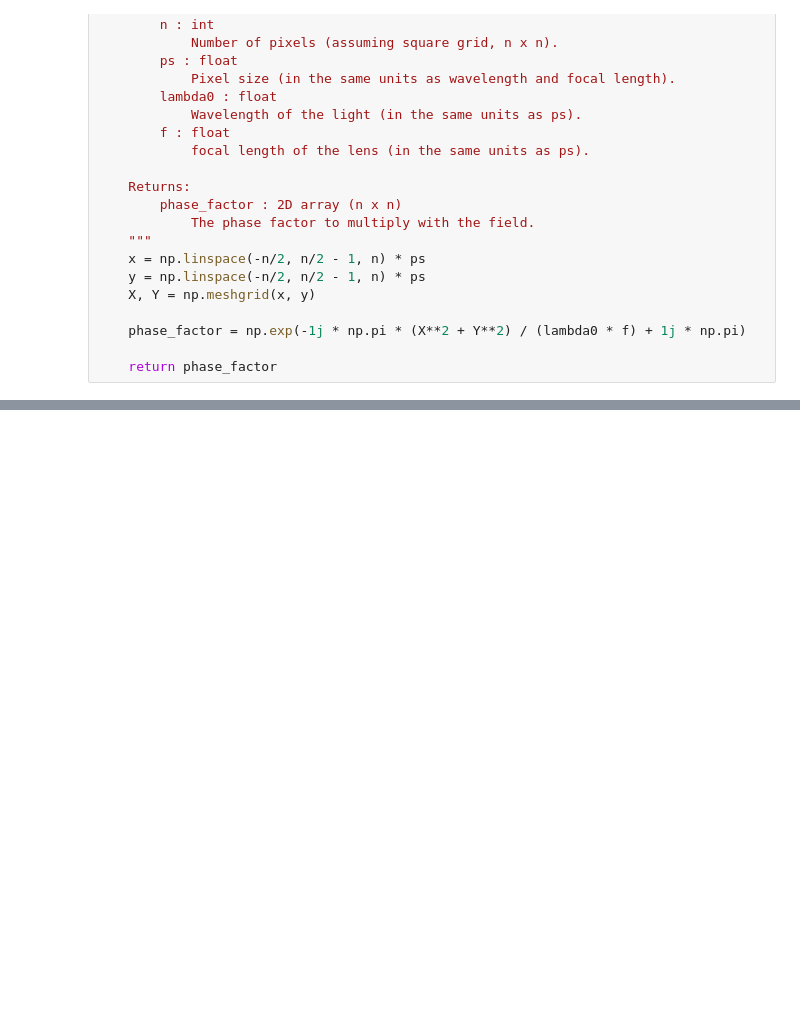
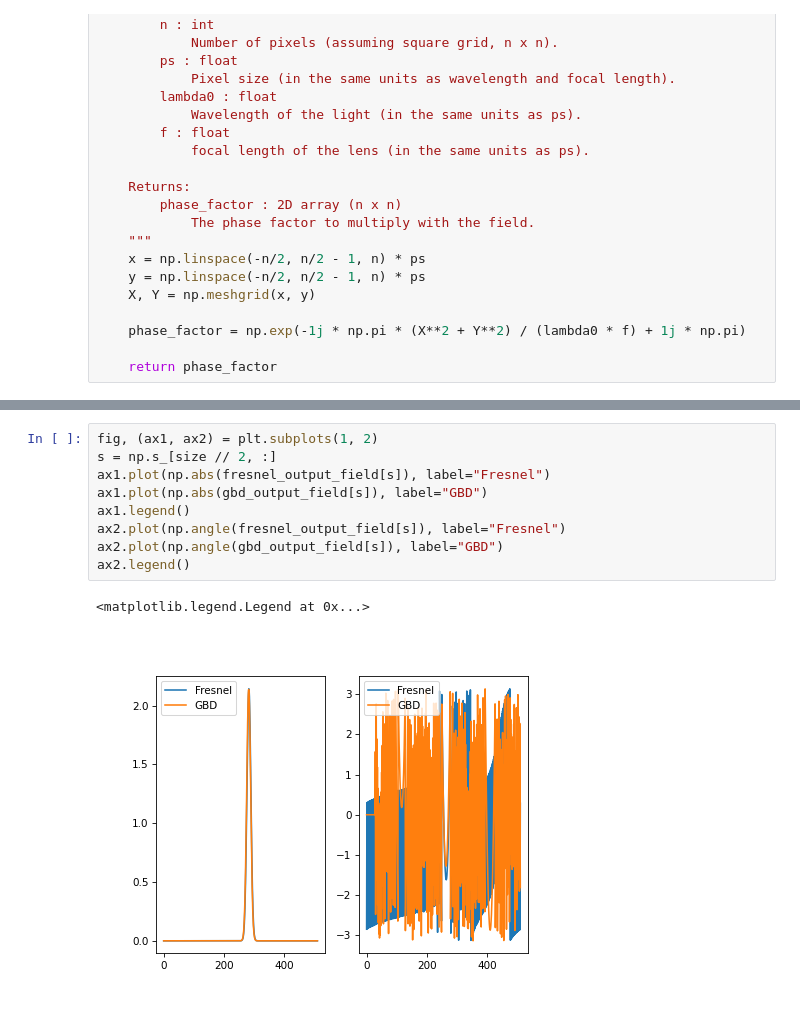
Before and after one commit to TemGym/TemGym, a Jupyter notebook: examples/gaussian_beam_examples/gaussian_beam_lens.ipynb, the cells around one changed output, grey strips where cells are left out. Drawn from its saved outputs; the diff is of its cells as text; blank space fills up the shorter version.

```diff
--- a/examples/gaussian_beam_examples/gaussian_beam_lens.ipynb
+++ b/examples/gaussian_beam_examples/gaussian_beam_lens.ipynb
@@ -307,3 +201,15 @@ Text(0.5, 0.98, 'GBP')
+# %%
+fig, (ax1, ax2) = plt.subplots(1, 2)
+s = np.s_[size // 2, :]
+ax1.plot(np.abs(fresnel_output_field[s]), label="Fresnel")
+ax1.plot(np.abs(gbd_output_field[s]), label="GBD")
+ax1.legend()
+ax2.plot(np.angle(fresnel_output_field[s]), label="Fresnel")
+ax2.plot(np.angle(gbd_output_field[s]), label="GBD")
+ax2.legend()
+# %% [output]
+<matplotlib.legend.Legend at 0x...>
+[figure, added]
 # %%
 fig, ax1 = plt.subplots()
 ax1.imshow(
```
Also changed, not shown: parts of 23 cells of this notebook, 1 other file.
